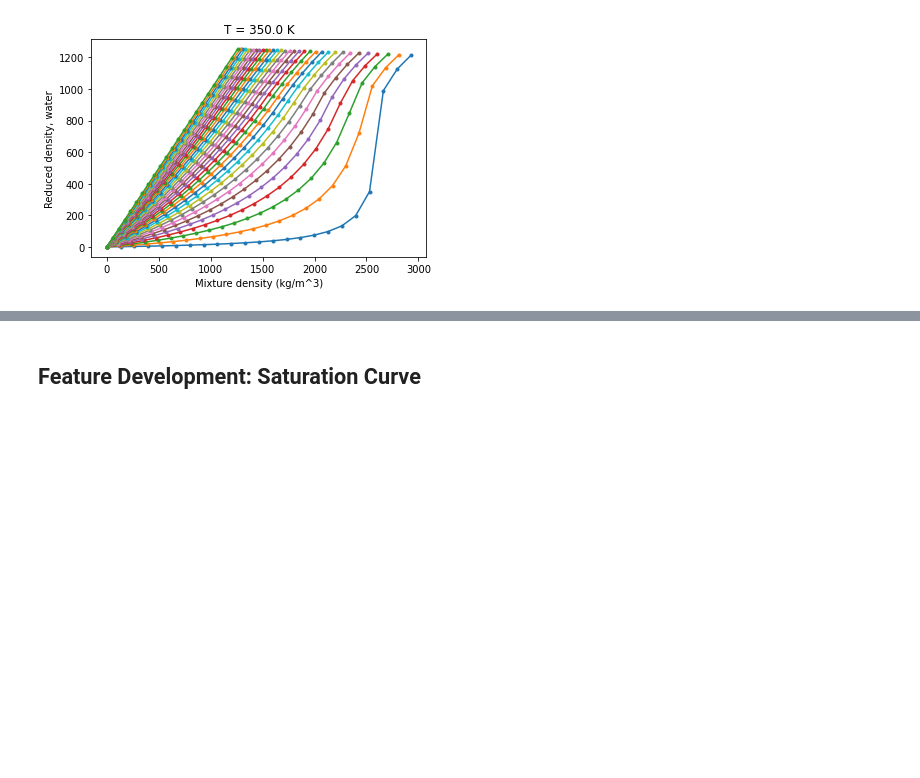
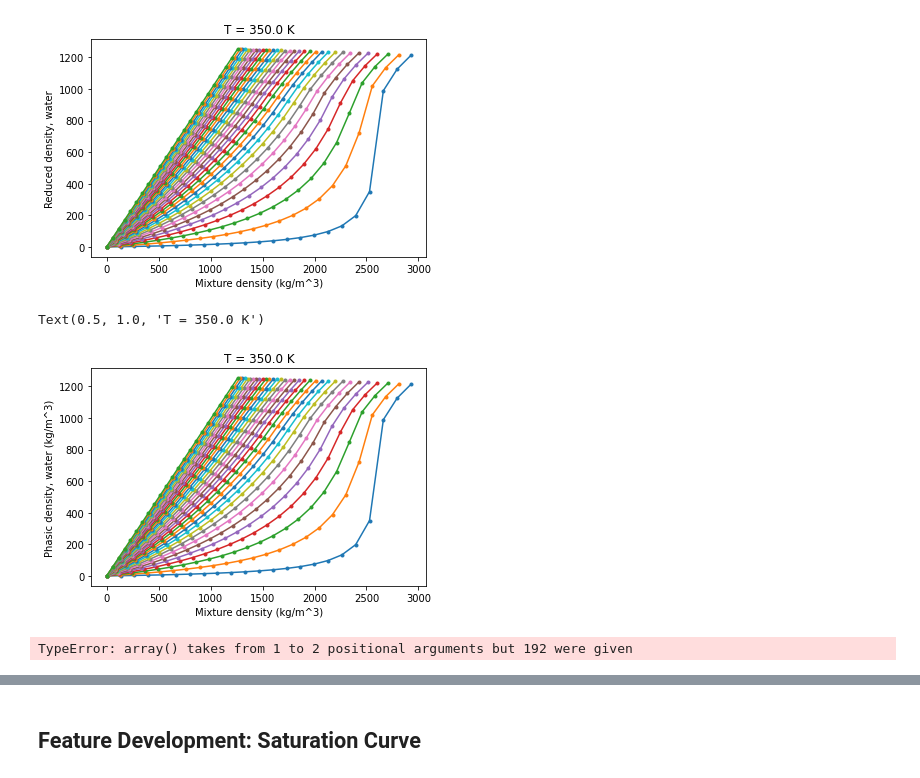
Before and after one commit to fredriclam/iapws95_light, a Jupyter notebook: water_tester.ipynb, the cells around one changed output, grey strips where cells are left out. Drawn from its saved outputs; the diff is of its cells as text; code cells hidden in the pictures; blank space fills up the shorter version.

```diff
--- a/water_tester.ipynb
+++ b/water_tester.ipynb
@@ -466,17 +466,24 @@ Text(0.5, 1.0, 'T = 350.0 K')
 # %%
 import mixtureWLM
 
 T = 350.0
-vec_out_d = (*map(lambda rho_mix, yw: mixtureWLM.solve_rhow(rho_mix, yw, T),
-  mixtureWLM.mg_rho_mix.ravel(), mixtureWLM.mg_yw.ravel()),)
+vec_out_d = np.array([*map(lambda rho_mix, yw: mixtureWLM.solve_rhow(rho_mix, yw, T),
+  mixtureWLM.mg_rho_mix.ravel(), mixtureWLM.mg_yw.ravel())])
 
 # Load vector data in ndarray
-mg_out_d.ravel()[:] = np.array(vec_out_d).ravel()
+mg_out_d.ravel()[:] = vec_out_d.ravel()
 mg_out_steps.ravel()[:] = np.array(vec_out_stepsize).ravel()
 # Plot
 plt.figure()
 for i in range(mg_out_d.shape[0]):
   plt.plot(mg_rho_mix[i,:], mg_out_d[i,:].ravel(), '.-')
 xl = plt.xlabel("Mixture density (kg/m^3)")
 yl = plt.ylabel("Phasic density, water (kg/m^3)")
 plt.title(f"T = {T} K")
+# %% [output]
+Text(0.5, 1.0, 'T = 350.0 K')
+[figure, added]
+# %%
+np.array([*map(lambda rho_mix, yw: mixtureWLM.solve_rhow(rho_mix, yw, T), mixtureWLM.mg_rho_mix.ravel(), mixtureWLM.mg_yw.ravel())])
+# %% [output]
+TypeError: array() takes from 1 to 2 positional arguments but 192 were given
```
Also changed, not shown: parts of 1 cell of this notebook, 1 other file.
